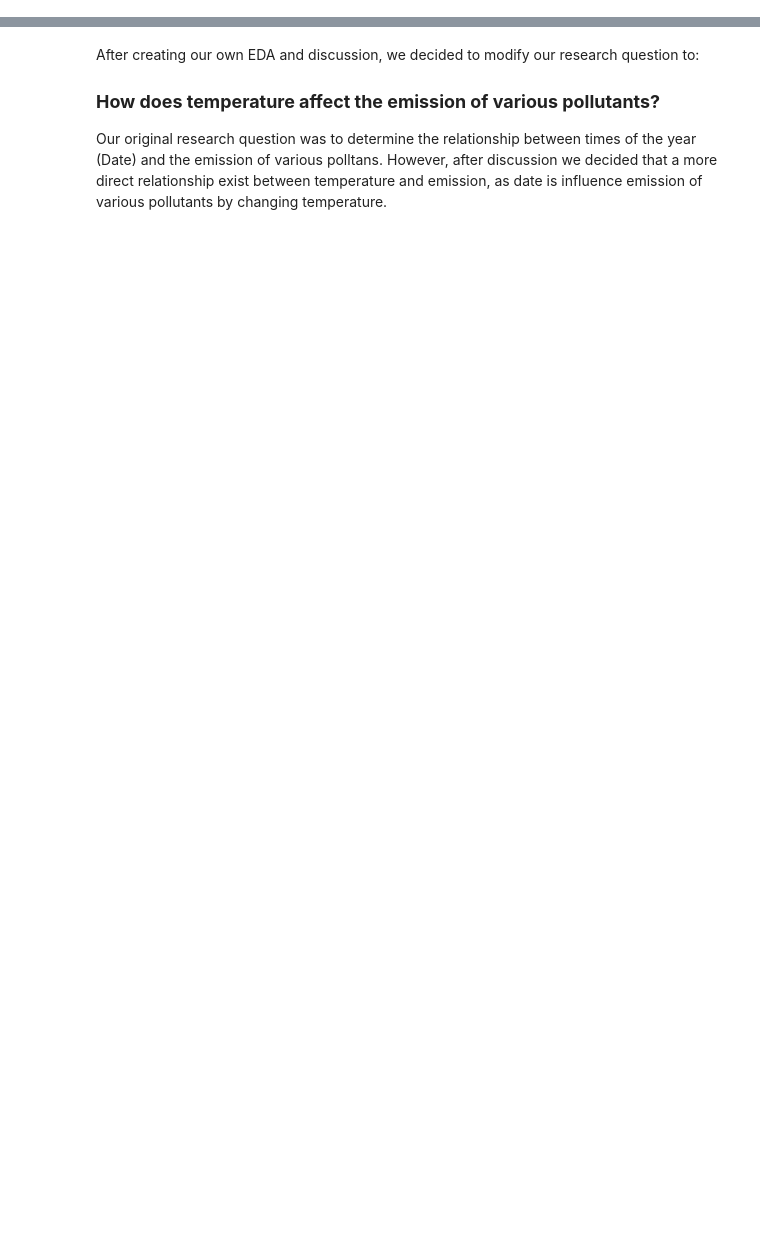
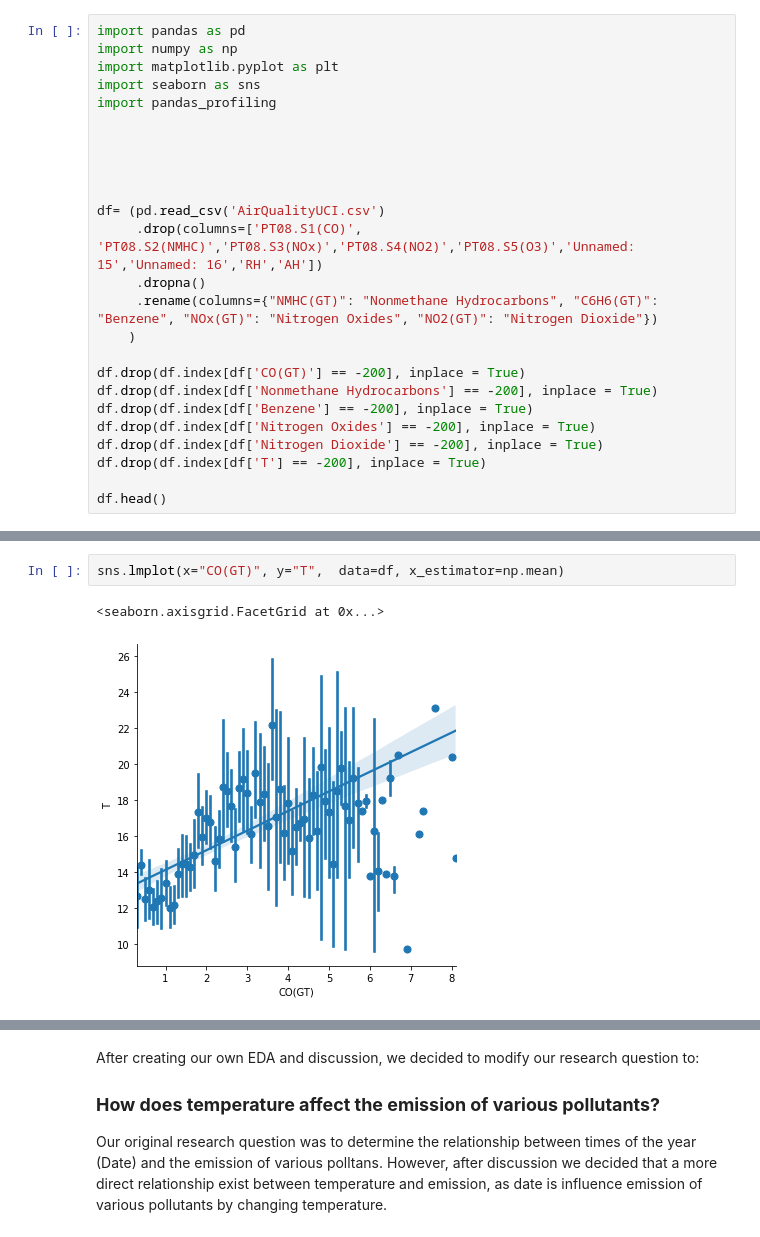
Before and after one commit to data301-2020-winter1/course-project-group_6018, a Jupyter notebook: analysis/submitted/Final_Analysis.ipynb, the cells around one changed output, grey strips where cells are left out. Drawn from its saved outputs; the diff is of its cells as text; blank space fills up the shorter version.

```diff
--- a/analysis/submitted/Final_Analysis.ipynb
+++ b/analysis/submitted/Final_Analysis.ipynb
@@ -2,0 +7,25 @@
+# %%
+import pandas as pd
+import numpy as np
+import matplotlib.pyplot as plt
+import seaborn as sns
+import pandas_profiling
+
+
+
+
+
+df= (pd.read_csv('AirQualityUCI.csv')
+     .drop(columns=['PT08.S1(CO)', 'PT08.S2(NMHC)','PT08.S3(NOx)','PT08.S4(NO2)','PT08.S5(O3)','Unnamed: 15','Unnamed: 16','RH','AH'])
+     .dropna()
+     .rename(columns={"NMHC(GT)": "Nonmethane Hydrocarbons", "C6H6(GT)": "Benzene", "NOx(GT)": "Nitrogen Oxides", "NO2(GT)": "Nitrogen Dioxide"})
+    )
+
+df.drop(df.index[df['CO(GT)'] == -200], inplace = True)
+df.drop(df.index[df['Nonmethane Hydrocarbons'] == -200], inplace = True)
+df.drop(df.index[df['Benzene'] == -200], inplace = True)
+df.drop(df.index[df['Nitrogen Oxides'] == -200], inplace = True)
+df.drop(df.index[df['Nitrogen Dioxide'] == -200], inplace = True)
+df.drop(df.index[df['T'] == -200], inplace = True)
+
+df.head()
@@ -2,0 +57,5 @@
+# %%
+sns.lmplot(x="CO(GT)", y="T",  data=df, x_estimator=np.mean)
+# %% [output]
+<seaborn.axisgrid.FacetGrid at 0x...>
+[figure, added]
```
Also changed, not shown: parts of 47 cells of this notebook.
